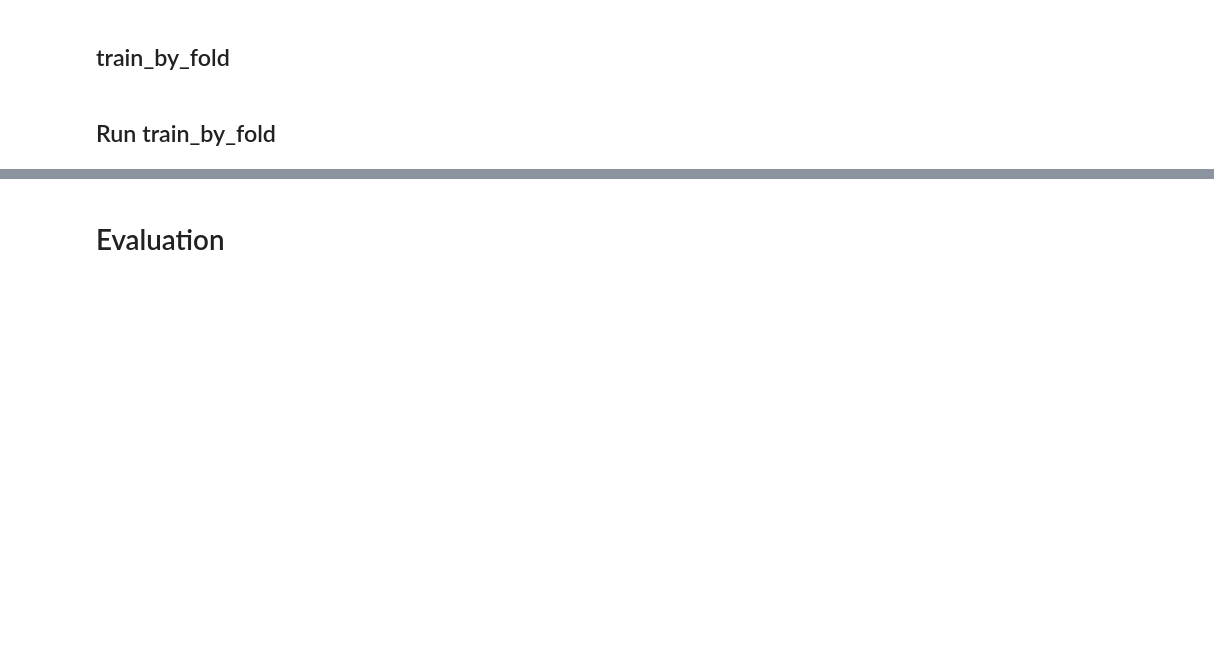
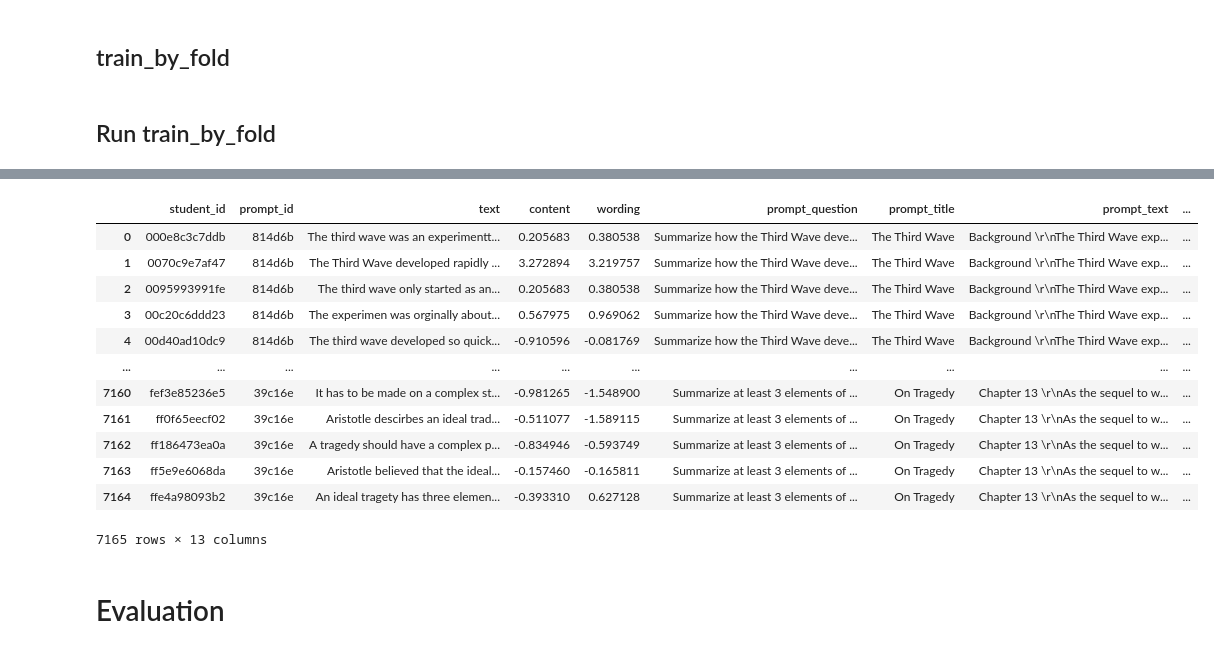
Before and after one commit to snassimr/CommonLit, a Jupyter notebook: CommonLit_V2.ipynb, the cells around one changed output, grey strips where cells are left out. Drawn from its saved outputs; the diff is of its cells as text; code cells hidden in the pictures; blank space fills up the shorter version.

```diff
--- a/CommonLit_V2.ipynb
+++ b/CommonLit_V2.ipynb
@@ -243,15 +243,15 @@ Model_Config = {
       'model_name'    : 'meta-llama_Llama-2-7b-chat-hf',
     },
     'sft' : {
-        'optim' : "paged_adamw_8bit",
+        'optim' : "paged_adamw_32bit",
         'lr_scheduler_type' : "constant",
         'learning_rate' :2e-4,
         'per_device_train_batch_size' : 2,
         'gradient_accumulation_steps' : 2,
         'max_grad_norm' : 0.3,
         'warmup_ratio' : 0.03,
-        'save_steps' : 50,
-        'max_steps' : 50,
+        'save_steps' : 10,
+        'max_steps' : 10,
         'logging_steps' : 5,
 
         'max_seq_length' : 1024
@@ -795,3 +826,19 @@ fold 1:
+# %%
+train
+# %% [output]
+|  | student_id | prompt_id | text | content | wording | prompt_question | prompt_title | prompt_text | ... |
+| 0 | 000e8c3c7ddb | 814d6b | The third wave was an experimentt... | 0.205683 | 0.380538 | Summarize how the Third Wave deve... | The Third Wave | Background \r\nThe Third Wave exp... | ... |
+| 1 | 0070c9e7af47 | 814d6b | The Third Wave developed rapidly ... | 3.272894 | 3.219757 | Summarize how the Third Wave deve... | The Third Wave | Background \r\nThe Third Wave exp... | ... |
+| 2 | 0095993991fe | 814d6b | The third wave only started as an... | 0.205683 | 0.380538 | Summarize how the Third Wave deve... | The Third Wave | Background \r\nThe Third Wave exp... | ... |
+| 3 | 00c20c6ddd23 | 814d6b | The experimen was orginally about... | 0.567975 | 0.969062 | Summarize how the Third Wave deve... | The Third Wave | Background \r\nThe Third Wave exp... | ... |
+| 4 | 00d40ad10dc9 | 814d6b | The third wave developed so quick... | -0.910596 | -0.081769 | Summarize how the Third Wave deve... | The Third Wave | Background \r\nThe Third Wave exp... | ... |
+| ... | ... | ... | ... | ... | ... | ... | ... | ... | ... |
+| 7160 | fef3e85236e5 | 39c16e | It has to be made on a complex st... | -0.981265 | -1.548900 | Summarize at least 3 elements of ... | On Tragedy | Chapter 13 \r\nAs the sequel to w... | ... |
+| 7161 | ff0f65eecf02 | 39c16e | Aristotle descirbes an ideal trad... | -0.511077 | -1.589115 | Summarize at least 3 elements of ... | On Tragedy | Chapter 13 \r\nAs the sequel to w... | ... |
+| 7162 | ff186473ea0a | 39c16e | A tragedy should have a complex p... | -0.834946 | -0.593749 | Summarize at least 3 elements of ... | On Tragedy | Chapter 13 \r\nAs the sequel to w... | ... |
+| 7163 | ff5e9e6068da | 39c16e | Aristotle believed that the ideal... | -0.157460 | -0.165811 | Summarize at least 3 elements of ... | On Tragedy | Chapter 13 \r\nAs the sequel to w... | ... |
+| 7164 | ffe4a98093b2 | 39c16e | An ideal tragety has three elemen... | -0.393310 | 0.627128 | Summarize at least 3 elements of ... | On Tragedy | Chapter 13 \r\nAs the sequel to w... | ... |
+7165 rows × 13 columns
 # %% [markdown]
 # Evaluation
 # %%
```
Also changed, not shown: parts of 12 cells of this notebook.
